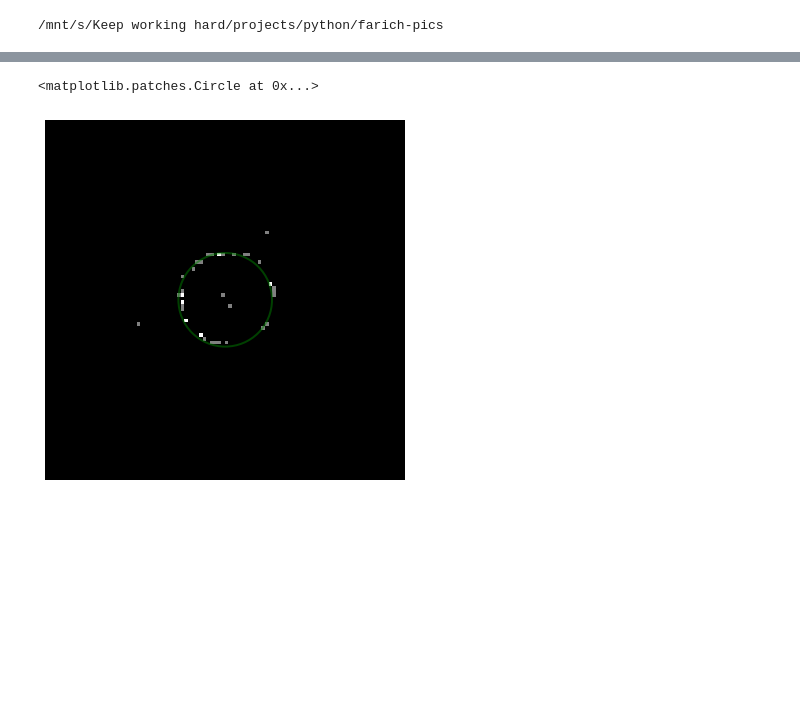
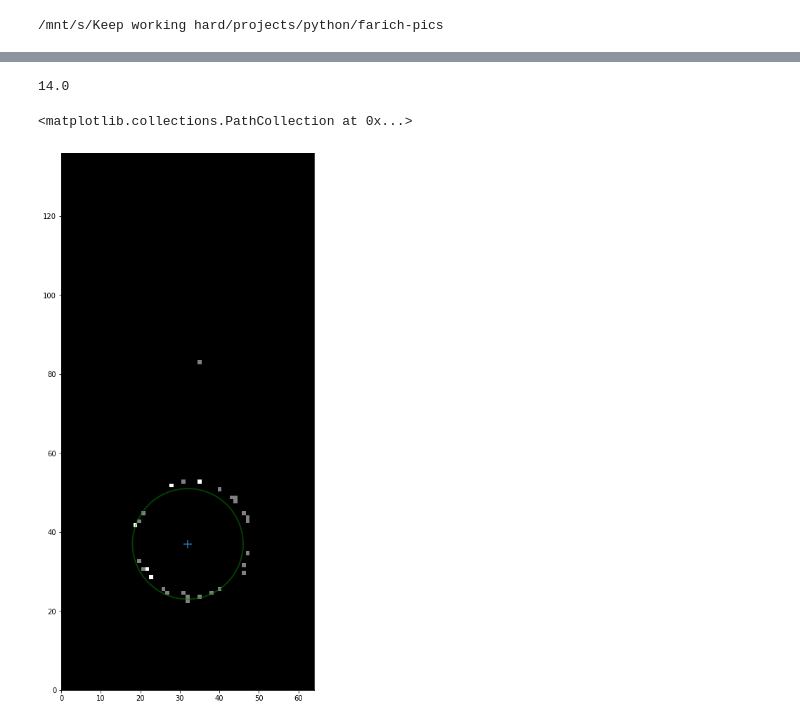
Before and after one commit to 82492749123082/farich-pics, a Jupyter notebook: notebooks/DataPreprocessing example.ipynb, the cells around one changed output, grey strips where cells are left out. Cells and saved outputs as stored; diff of their text form; code cells hidden in the pictures; blank space fills up the shorter version.

```diff
--- a/notebooks/DataPreprocessing example.ipynb
+++ b/notebooks/DataPreprocessing example.ipynb
@@ -22,22 +203,26 @@ array([50, 50, 13])
+# %%
+r
+# %% [output]
+14.0
 # %%
-loc_ind = 5
+loc_ind = 1211
 xv = y[loc_ind][0]
 yv = y[loc_ind][1]
 r = y[loc_ind][2]
 
 fig = plt.figure(frameon=False, figsize=(5, 5) )
-ax = plt.Axes(fig, [0., 0., 1., 1.])
-ax.set_axis_off()
+ax = plt.Axes(fig, [0., 0., 1., (H.shape[1]/H.shape[0])])
+# ax.set_axis_off()
 fig.add_axes(ax)
 
 H = X[loc_ind].toarray()
-xedges = np.linspace(0, 100, H.shape[0])
-yedges = np.linspace(0, 100, H.shape[1])
+xedges = np.linspace(0, H.shape[0], H.shape[0])
+yedges = np.linspace(0, H.shape[1], H.shape[1])
 Xg, Yg = np.meshgrid(xedges, yedges)
 e = Circle(xy=(xv, yv), radius=r, linewidth=2, fill=False, edgecolor='green', alpha=0.5)
-ax.pcolormesh(Xg, Yg, H, cmap='gray')
+ax.pcolormesh(Xg, Yg, H.T, cmap='gray')
 ax.add_artist(e)
-# plt.scatter(xv, yv, marker='+', s=150)
+plt.scatter(xv, yv, marker='+', s=150)
 # %% [output]
-<matplotlib.patches.Circle at 0x...>
+<matplotlib.collections.PathCollection at 0x...>
-[figure, old version]
+[figure, new version]
```
Also changed, not shown: parts of 27 cells of this notebook, 1 other file.
